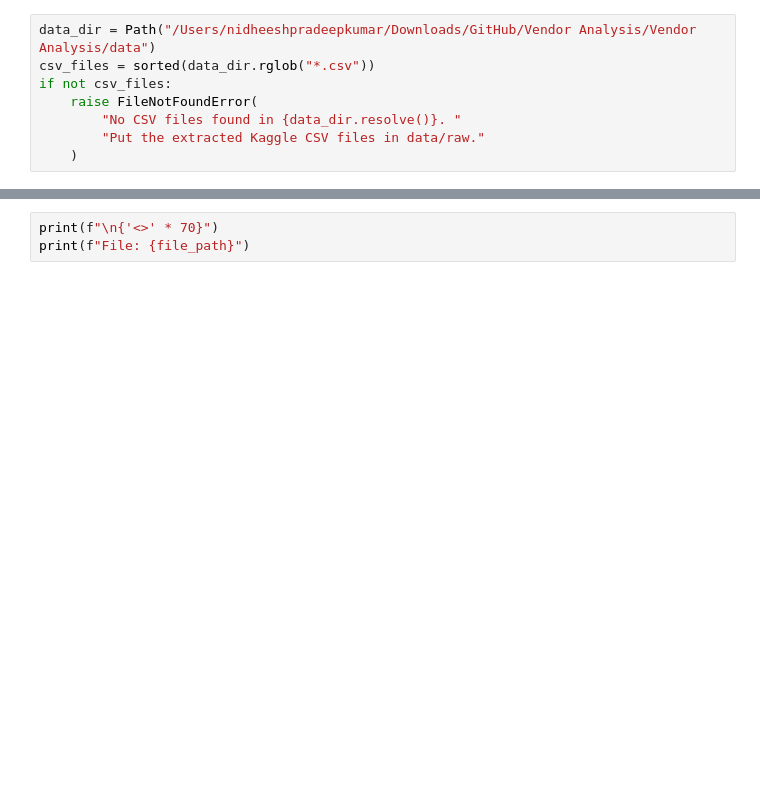
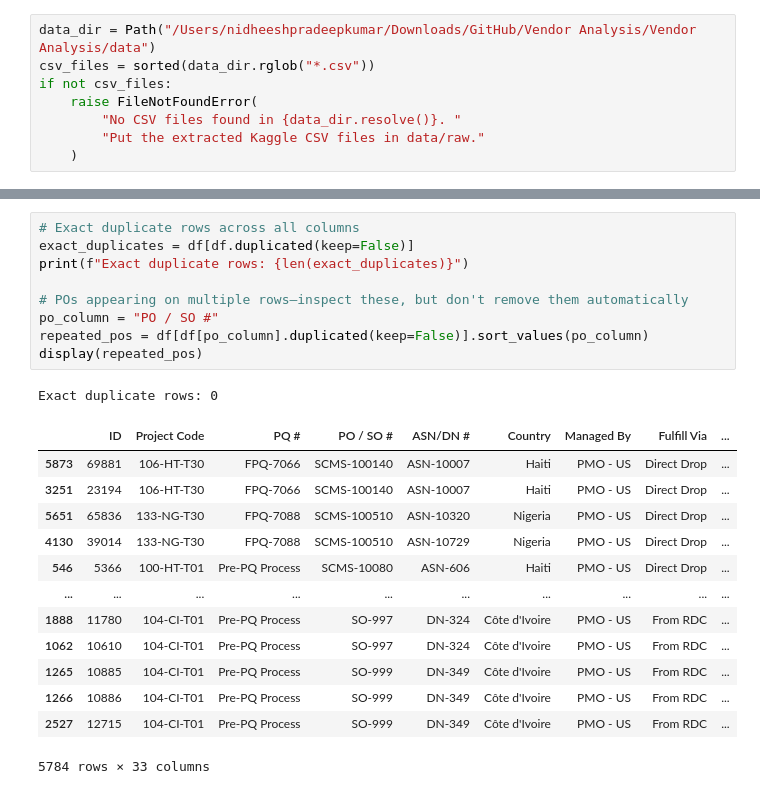
Before and after one commit to Nidheesh-Pradeep/Vendor-Analysis, a Jupyter notebook: notebooks/01_data_inspection.ipynb, the cells around one changed output, grey strips where cells are left out. Cells and saved outputs as stored; diff of their text form; blank space fills up the shorter version.

Commit message:
Add Python ETL, SQL vendor and delivery reports, data-quality checks, project documentation, and the Excel scorecard.

```diff
--- a/notebooks/01_data_inspection.ipynb
+++ b/notebooks/01_data_inspection.ipynb
@@ -56,3 +107,24 @@ for file_path in csv_files:
-# %%
-print(f"\n{'<>' * 70}")
-print(f"File: {file_path}")
+# %%
+# Exact duplicate rows across all columns
+exact_duplicates = df[df.duplicated(keep=False)]
+print(f"Exact duplicate rows: {len(exact_duplicates)}")
+
+# POs appearing on multiple rows—inspect these, but don't remove them automatically
+po_column = "PO / SO #"
+repeated_pos = df[df[po_column].duplicated(keep=False)].sort_values(po_column)
+display(repeated_pos)
+# %% [output]
+Exact duplicate rows: 0
+|  | ID | Project Code | PQ # | PO / SO # | ASN/DN # | Country | Managed By | Fulfill Via | ... |
+| 5873 | 69881 | 106-HT-T30 | FPQ-7066 | SCMS-100140 | ASN-10007 | Haiti | PMO - US | Direct Drop | ... |
+| 3251 | 23194 | 106-HT-T30 | FPQ-7066 | SCMS-100140 | ASN-10007 | Haiti | PMO - US | Direct Drop | ... |
+| 5651 | 65836 | 133-NG-T30 | FPQ-7088 | SCMS-100510 | ASN-10320 | Nigeria | PMO - US | Direct Drop | ... |
+| 4130 | 39014 | 133-NG-T30 | FPQ-7088 | SCMS-100510 | ASN-10729 | Nigeria | PMO - US | Direct Drop | ... |
+| 546 | 5366 | 100-HT-T01 | Pre-PQ Process | SCMS-10080 | ASN-606 | Haiti | PMO - US | Direct Drop | ... |
+| ... | ... | ... | ... | ... | ... | ... | ... | ... | ... |
+| 1888 | 11780 | 104-CI-T01 | Pre-PQ Process | SO-997 | DN-324 | Côte d'Ivoire | PMO - US | From RDC | ... |
+| 1062 | 10610 | 104-CI-T01 | Pre-PQ Process | SO-997 | DN-324 | Côte d'Ivoire | PMO - US | From RDC | ... |
+| 1265 | 10885 | 104-CI-T01 | Pre-PQ Process | SO-999 | DN-349 | Côte d'Ivoire | PMO - US | From RDC | ... |
+| 1266 | 10886 | 104-CI-T01 | Pre-PQ Process | SO-999 | DN-349 | Côte d'Ivoire | PMO - US | From RDC | ... |
+| 2527 | 12715 | 104-CI-T01 | Pre-PQ Process | SO-999 | DN-349 | Côte d'Ivoire | PMO - US | From RDC | ... |
+5784 rows × 33 columns
```
Also changed, not shown: parts of 8 cells of this notebook, 19 other files.
